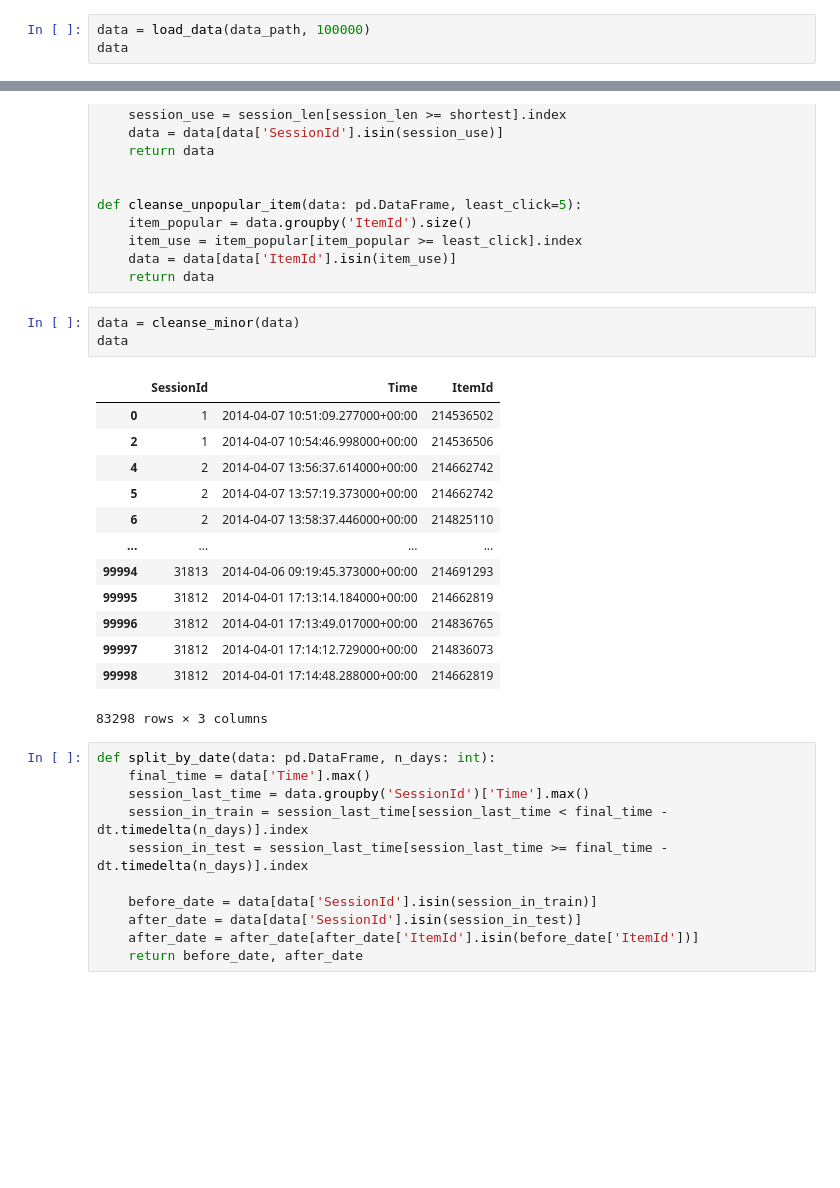
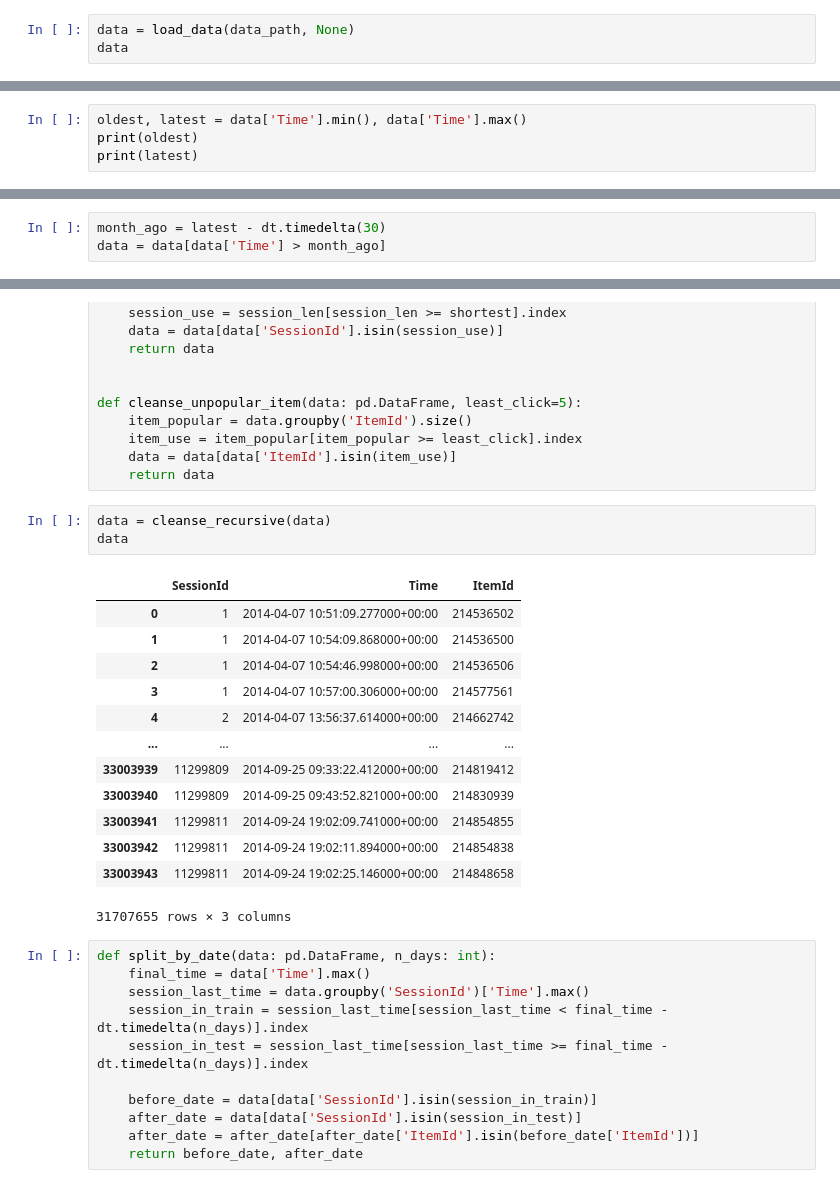
Before and after one commit to ZiminPark/SeqRec, a Jupyter notebook: 지금 이 상품을 클릭한 분들이 다음 상품도 클릭하고 있습니다.ipynb, the cells around one changed output, grey strips where cells are left out. Cells and saved outputs as stored; diff of their text form; blank space fills up the shorter version.

```diff
--- a/지금 이 상품을 클릭한 분들이 다음 상품도 클릭하고 있습니다.ipynb
+++ b/지금 이 상품을 클릭한 분들이 다음 상품도 클릭하고 있습니다.ipynb
@@ -44,7 +44,7 @@ def load_data(data_path: Path, nrows=None):
     data.columns = ['SessionId', 'Time', 'ItemId']
     return data
 # %%
-data = load_data(data_path, 100000)
+data = load_data(data_path, None)
 data
 # %% [output]
 |  | SessionId | Time | ItemId |
@@ -62,0 +101,4 @@ data
+# %%
+oldest, latest = data['Time'].min(), data['Time'].max()
+print(oldest)
+print(latest)
@@ -62,0 +110,3 @@ data
+# %%
+month_ago = latest - dt.timedelta(30)
+data = data[data['Time'] > month_ago]
@@ -85,22 +151,22 @@ def cleanse_unpopular_item(data: pd.DataFrame, least_click=5):
     data = data[data['ItemId'].isin(item_use)]
     return data
 # %%
-data = cleanse_minor(data)
+data = cleanse_recursive(data)
 data
 # %% [output]
 |  | SessionId | Time | ItemId |
 | 0 | 1 | 2014-04-07 10:51:09.277000+00:00 | 214536502 |
+| 1 | 1 | 2014-04-07 10:54:09.868000+00:00 | 214536500 |
 | 2 | 1 | 2014-04-07 10:54:46.998000+00:00 | 214536506 |
+| 3 | 1 | 2014-04-07 10:57:00.306000+00:00 | 214577561 |
 | 4 | 2 | 2014-04-07 13:56:37.614000+00:00 | 214662742 |
-| 5 | 2 | 2014-04-07 13:57:19.373000+00:00 | 214662742 |
-| 6 | 2 | 2014-04-07 13:58:37.446000+00:00 | 214825110 |
 | ... | ... | ... | ... |
-| 99994 | 31813 | 2014-04-06 09:19:45.373000+00:00 | 214691293 |
-| 99995 | 31812 | 2014-04-01 17:13:14.184000+00:00 | 214662819 |
-| 99996 | 31812 | 2014-04-01 17:13:49.017000+00:00 | 214836765 |
-| 99997 | 31812 | 2014-04-01 17:14:12.729000+00:00 | 214836073 |
-| 99998 | 31812 | 2014-04-01 17:14:48.288000+00:00 | 214662819 |
+| 33003939 | 11299809 | 2014-09-25 09:33:22.412000+00:00 | 214819412 |
+| 33003940 | 11299809 | 2014-09-25 09:43:52.821000+00:00 | 214830939 |
+| 33003941 | 11299811 | 2014-09-24 19:02:09.741000+00:00 | 214854855 |
+| 33003942 | 11299811 | 2014-09-24 19:02:11.894000+00:00 | 214854838 |
+| 33003943 | 11299811 | 2014-09-24 19:02:25.146000+00:00 | 214848658 |
-83298 rows × 3 columns
+31707655 rows × 3 columns
 # %%
 def split_by_date(data: pd.DataFrame, n_days: int):
     final_time = data['Time'].max()
```
Also changed, not shown: parts of 26 cells of this notebook, 2 other files.
